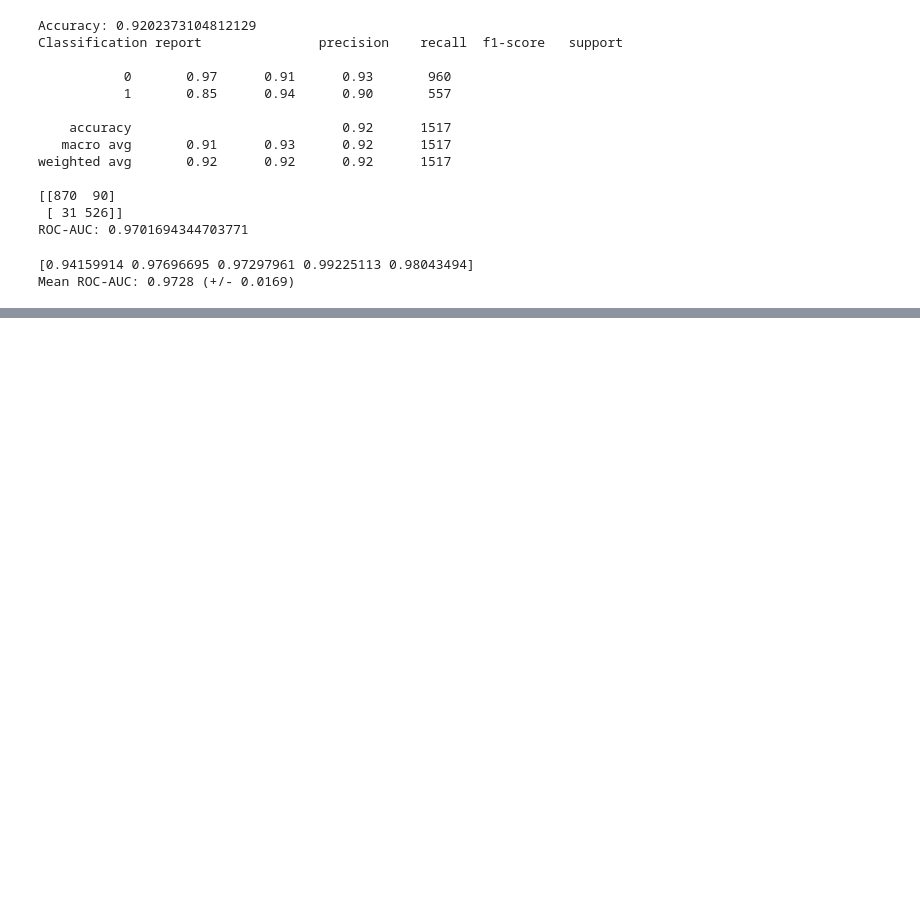
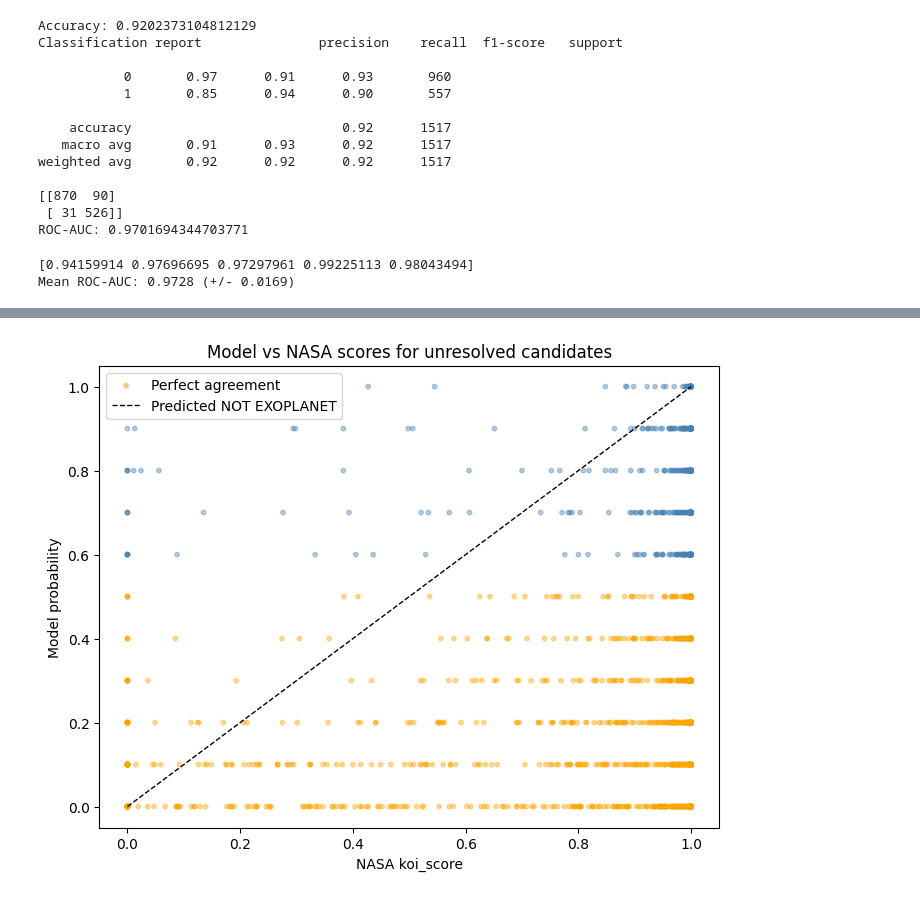
Before and after one commit to Swaraag/ExoplanetClassifier, a Jupyter notebook: work.ipynb, the cells around one changed output, grey strips where cells are left out. Saved outputs shown, nothing was run; the diff lists cells and outputs as text; code cells hidden in the pictures; blank space fills up the shorter version.

Commit message:
add plots comparing nasa preds with rfc and xgb

```diff
--- a/work.ipynb
+++ b/work.ipynb
@@ -296,3 +296,6 @@ print(f"Mean ROC-AUC: {cv_scores.mean():.4f} (+/- {cv_scores.std():.4f})")
 # %% [output]
 [0.94159914 0.97696695 0.97297961 0.99225113 0.98043494]
 Mean ROC-AUC: 0.9728 (+/- 0.0169)
+# %%
+koi_scores_cand = raw_df[raw_df["koi_disposition"] == "CANDIDATE"]["koi_score"].values
+koi_scores_test = raw_df.loc[X_test.index, "koi_score"]
@@ -298,0 +334,14 @@ Mean ROC-AUC: 0.9728 (+/- 0.0169)
+# %%
+# SCATTER PLOTS FOR RFC CANDIDATES
+cand_prob = pipeline.predict_proba(X_cand)[:,1]
+plt.figure(figsize=(8,6))
+colors = ['orange' if p == 0 else 'steelblue' for p in cand_pred]
+plt.scatter(koi_scores_cand, cand_prob, c=colors, alpha=0.4, s=10)
+plt.plot([0,1],[0,1], 'k--', linewidth=1, label='Perfect agreement')
+plt.xlabel("NASA koi_score")
+plt.ylabel("Model probability")
+plt.title("Model vs NASA scores for unresolved candidates")
+plt.legend(['Perfect agreement', 'Predicted NOT EXOPLANET', 'Predicted EXOPLANET'])
+plt.show()
+# %% [output]
+[figure, added]
```
Also changed, not shown: parts of 6 cells of this notebook.
